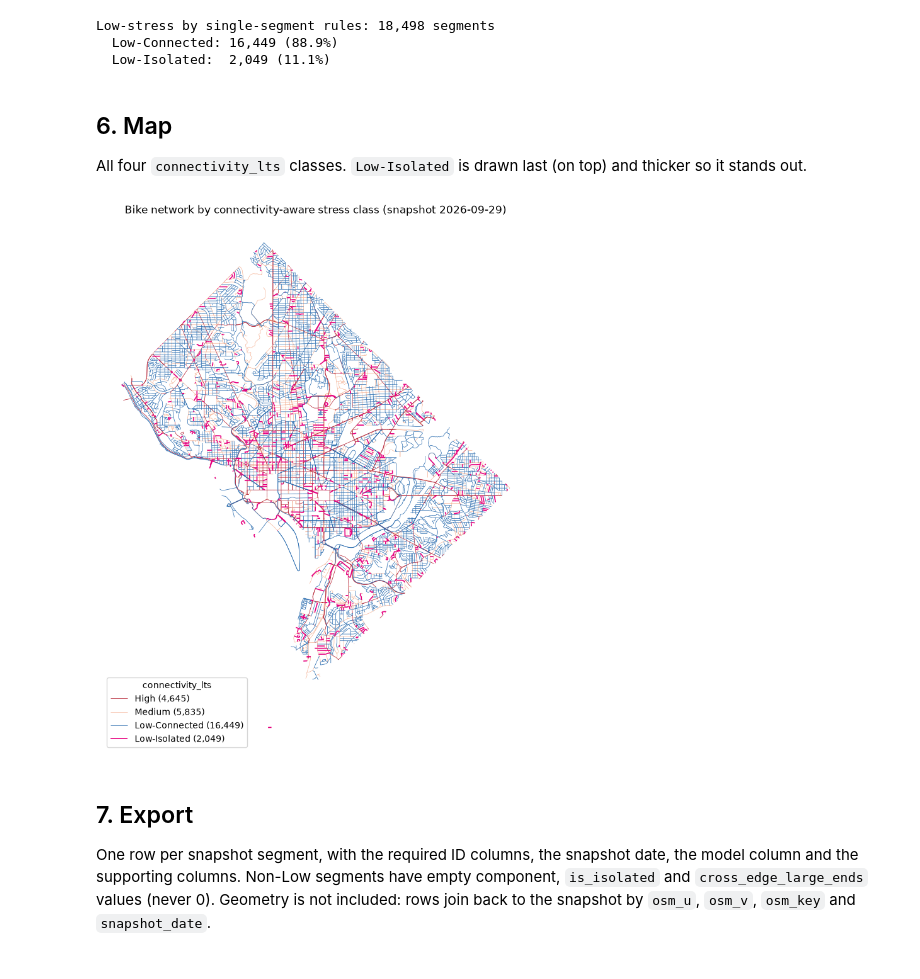
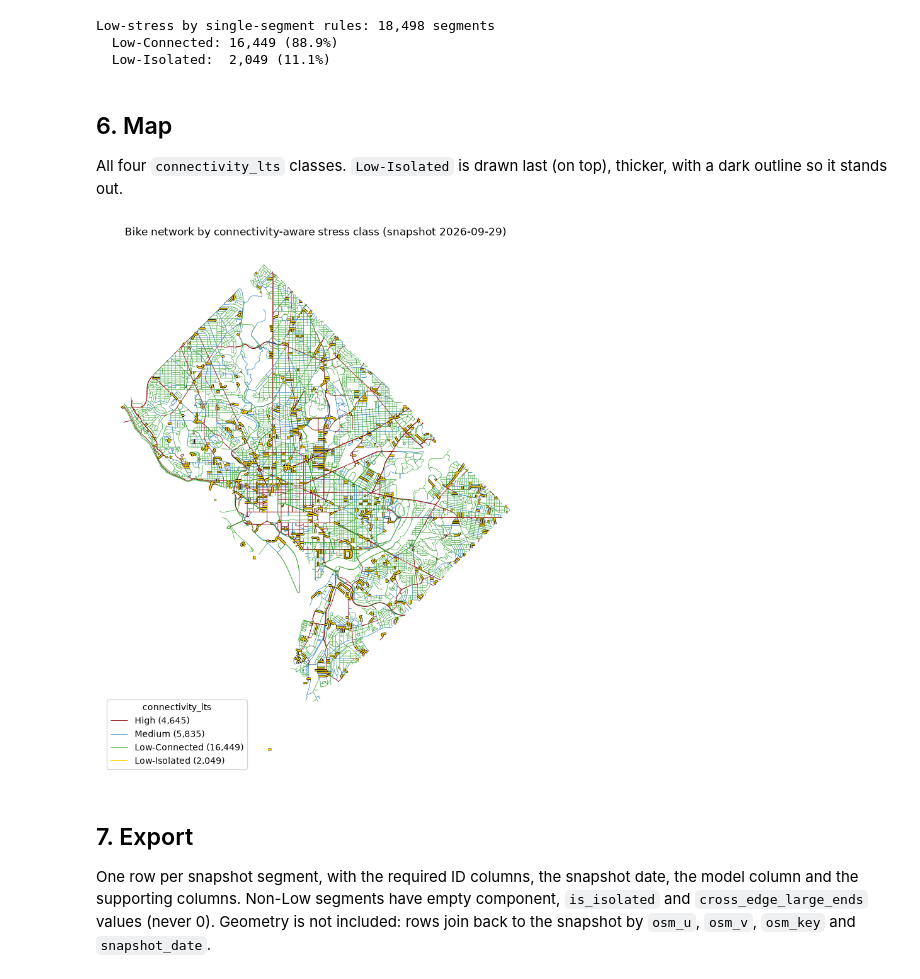
Before and after one commit to civictechdc/ridescoredc-models, a Jupyter notebook: notebooks/low-stress-fragmentation/low_stress_fragmentation_v2.ipynb, the cells around one changed output. Drawn from its saved outputs; the diff is of its cells as text; code cells hidden in the pictures.

```diff
--- a/notebooks/low-stress-fragmentation/low_stress_fragmentation_v2.ipynb
+++ b/notebooks/low-stress-fragmentation/low_stress_fragmentation_v2.ipynb
@@ -513,22 +513,24 @@ Low-stress by single-segment rules: 18,498 segments
 # %% [markdown]
 ## 6. Map
 
-All four `connectivity_lts` classes. `Low-Isolated` is drawn last (on top) and thicker so it stands out.
+All four `connectivity_lts` classes. `Low-Isolated` is drawn last (on top), thicker, with a dark outline so it stands out.
 # %%
-colors = {"High": "#b2182b", "Medium": "#f4a582", "Low-Connected": "#2166ac", "Low-Isolated": "#e6007e"}
-widths = {"High": 0.5, "Medium": 0.4, "Low-Connected": 0.5, "Low-Isolated": 1.2}
+colors = {"High": "#8b0000", "Medium": "#1f78b4", "Low-Connected": "#33a02c", "Low-Isolated": "#ffd700"}
+widths = {"High": 0.6, "Medium": 0.5, "Low-Connected": 0.5, "Low-Isolated": 1.2}
 
 fig, ax = plt.subplots(figsize=(11, 11))
 for label in ["High", "Medium", "Low-Connected", "Low-Isolated"]:
     subset = segments[segments["connectivity_lts"] == label]
+    if label == "Low-Isolated":
+        subset.plot(ax=ax, color="black", linewidth=2.4)   # dark outline so yellow stands out on a white page
     subset.plot(ax=ax, color=colors[label], linewidth=widths[label], label=f"{label} ({len(subset):,})")
 ax.legend(loc="lower left", title="connectivity_lts")
 ax.set_axis_off()
 ax.set_title("Bike network by connectivity-aware stress class (snapshot 2026-09-29)")
 fig.savefig("connectivity_lts_map.png", dpi=150, bbox_inches="tight")
 plt.show()
 # %% [output]
-[figure, old version]
+[figure, new version]
 # %% [markdown]
 ## 7. Export
 
```
Also changed, not shown: 4 other files.
